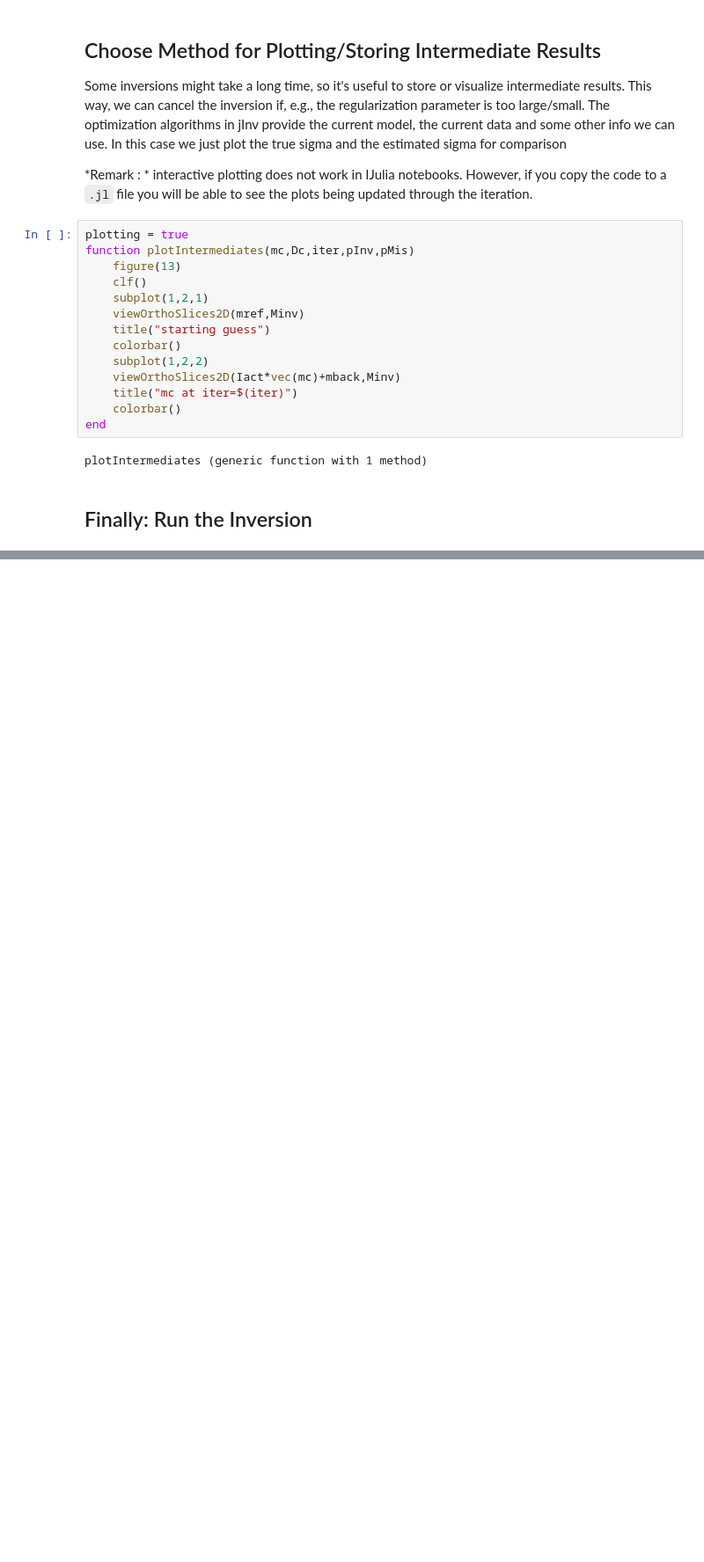
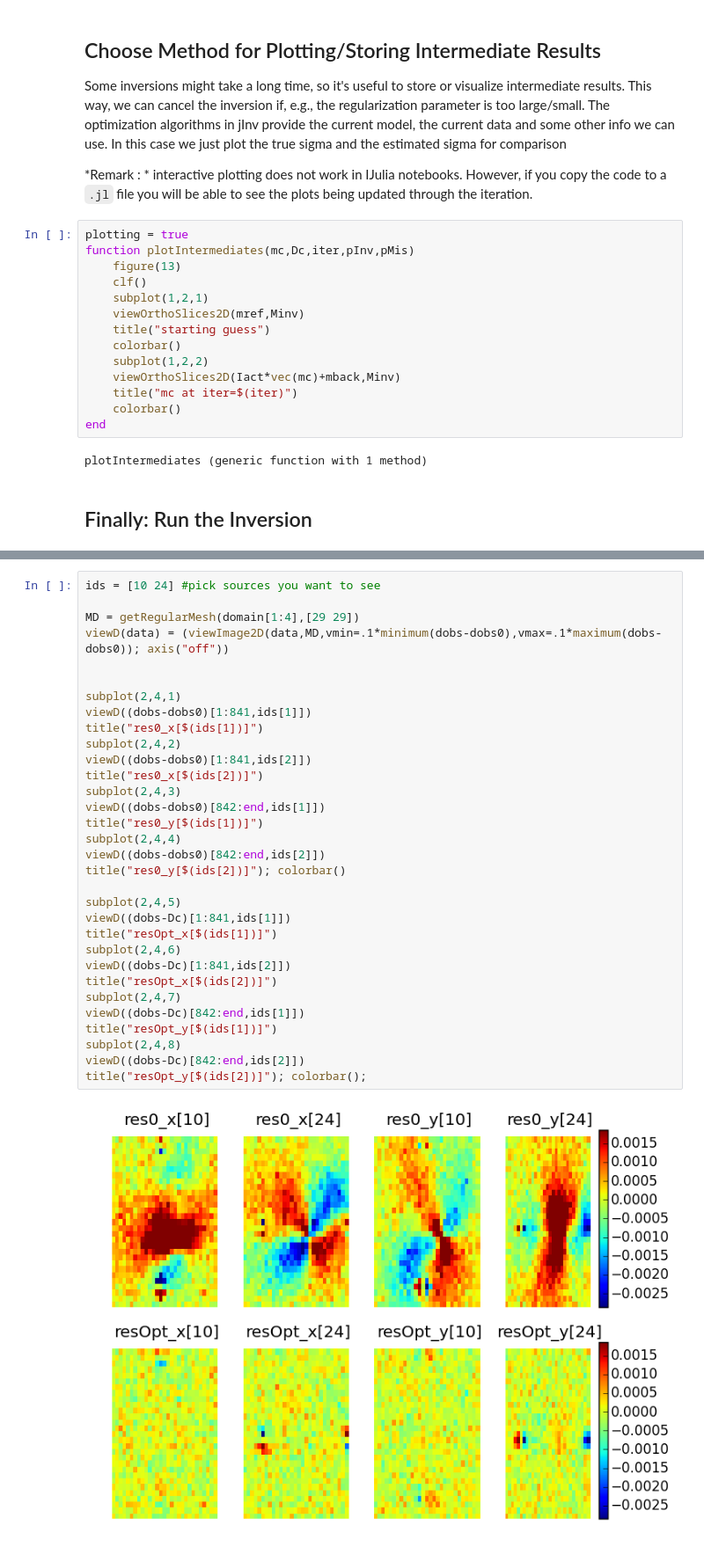
Before and after one commit to rShekhtman/jInv.jl, a Jupyter notebook: examples/exDCResistivity.ipynb, the cells around one changed output, grey strips where cells are left out. Shown at 88% size. Saved outputs shown, nothing was run; the diff lists cells and outputs as text; blank space fills up the shorter version.

```diff
--- a/examples/exDCResistivity.ipynb
+++ b/examples/exDCResistivity.ipynb
@@ -245,0 +250,34 @@ title("norm of proj grad");
+# %%
+ids = [10 24] #pick sources you want to see
+
+MD = getRegularMesh(domain[1:4],[29 29])
+viewD(data) = (viewImage2D(data,MD,vmin=.1*minimum(dobs-dobs0),vmax=.1*maximum(dobs-dobs0)); axis("off"))
+
+
+subplot(2,4,1)
+viewD((dobs-dobs0)[1:841,ids[1]])
+title("res0_x[$(ids[1])]")
+subplot(2,4,2)
+viewD((dobs-dobs0)[1:841,ids[2]])
+title("res0_x[$(ids[2])]")
+subplot(2,4,3)
+viewD((dobs-dobs0)[842:end,ids[1]])
+title("res0_y[$(ids[1])]")
+subplot(2,4,4)
+viewD((dobs-dobs0)[842:end,ids[2]])
+title("res0_y[$(ids[2])]"); colorbar()
+
+subplot(2,4,5)
+viewD((dobs-Dc)[1:841,ids[1]])
+title("resOpt_x[$(ids[1])]")
+subplot(2,4,6)
+viewD((dobs-Dc)[1:841,ids[2]])
+title("resOpt_x[$(ids[2])]")
+subplot(2,4,7)
+viewD((dobs-Dc)[842:end,ids[1]])
+title("resOpt_y[$(ids[1])]")
+subplot(2,4,8)
+viewD((dobs-Dc)[842:end,ids[2]])
+title("resOpt_y[$(ids[2])]"); colorbar();
+# %% [output]
+[figure, added]
```
Also changed, not shown: parts of 6 cells of this notebook, 4 other files.
